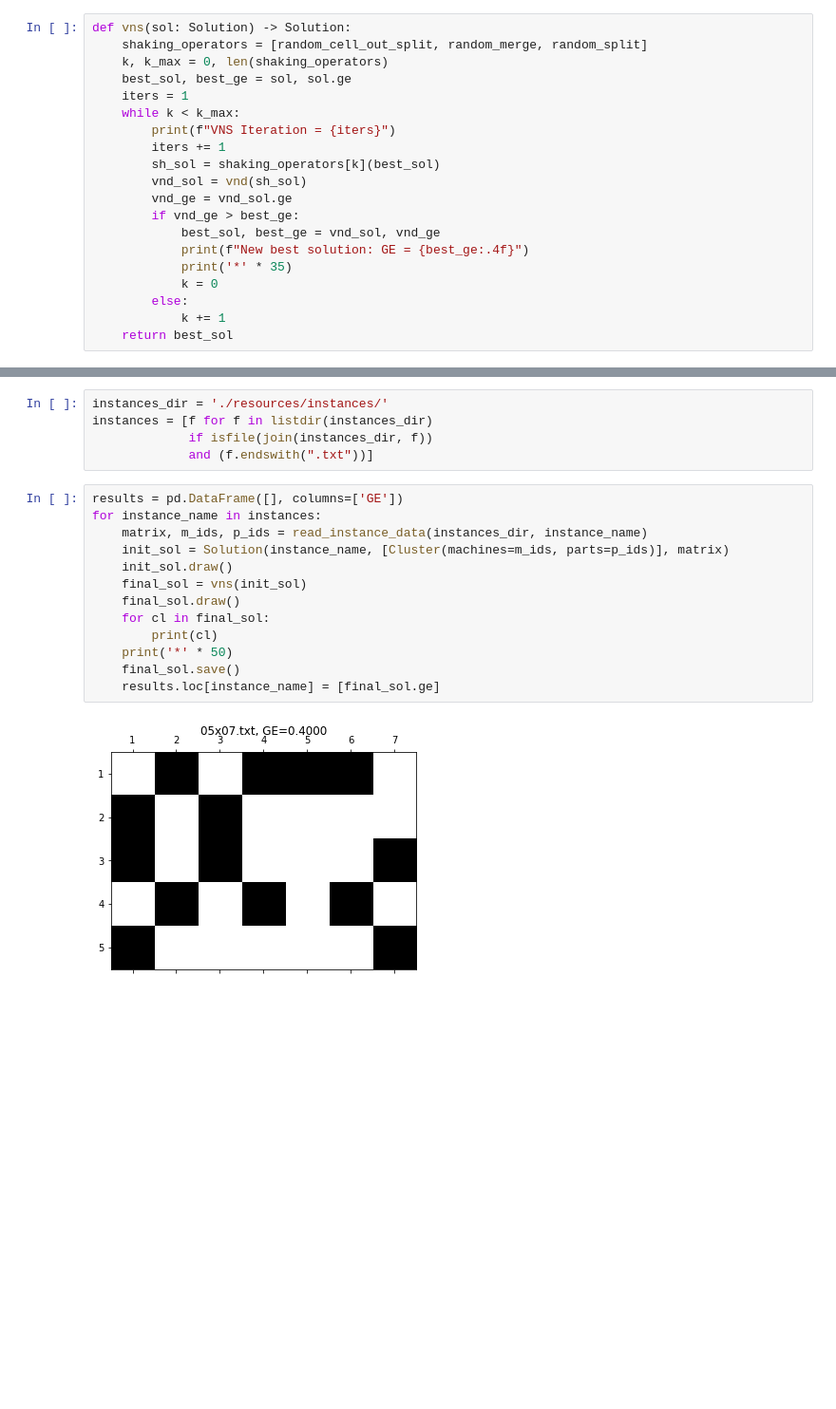
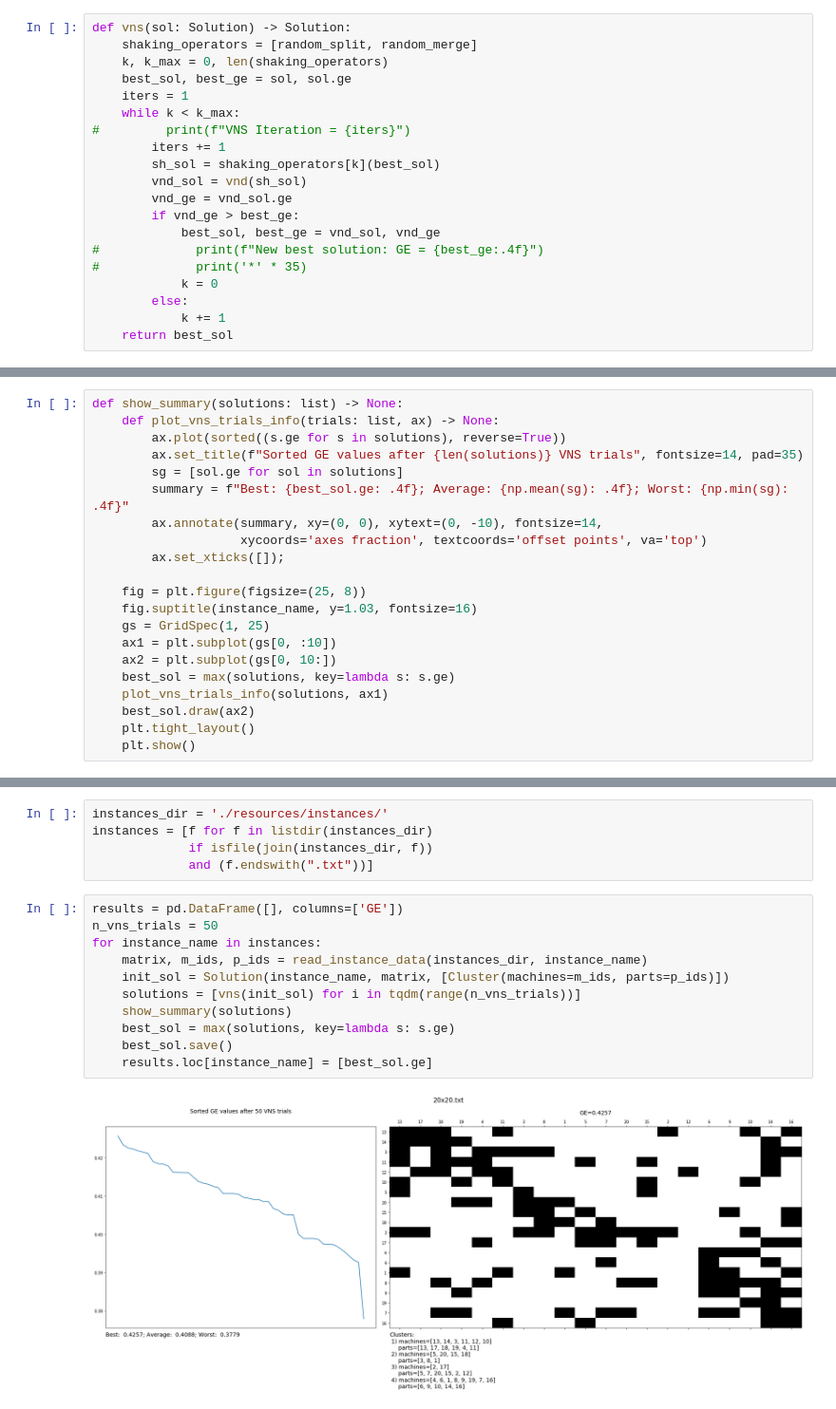
Before and after one commit to zaktan8/optimization_problems, a Jupyter notebook: 2_VNS_for_CFP/VNS.ipynb, the cells around one changed output, grey strips where cells are left out. Shown at 95% size. Drawn from its saved outputs; the diff is of its cells as text; blank space fills up the shorter version.

Commit message:
Add benchmark and improve visualization

```diff
--- a/2_VNS_for_CFP/VNS.ipynb
+++ b/2_VNS_for_CFP/VNS.ipynb
@@ -267,20 +256,20 @@ def vnd(sol: Solution) -> Solution:
 # General VNS
 # %%
 def vns(sol: Solution) -> Solution:
-    shaking_operators = [random_cell_out_split, random_merge, random_split]
+    shaking_operators = [random_split, random_merge]
     k, k_max = 0, len(shaking_operators)
     best_sol, best_ge = sol, sol.ge
     iters = 1
     while k < k_max:
-        print(f"VNS Iteration = {iters}")
+#         print(f"VNS Iteration = {iters}")
         iters += 1
         sh_sol = shaking_operators[k](best_sol)
         vnd_sol = vnd(sh_sol)
         vnd_ge = vnd_sol.ge
         if vnd_ge > best_ge:
             best_sol, best_ge = vnd_sol, vnd_ge
-            print(f"New best solution: GE = {best_ge:.4f}")
-            print('*' * 35)
+#             print(f"New best solution: GE = {best_ge:.4f}")
+#             print('*' * 35)
             k = 0
         else:
             k += 1
@@ -288,3 +293,24 @@ def vns(sol: Solution) -> Solution:
+# %%
+def show_summary(solutions: list) -> None:
+    def plot_vns_trials_info(trials: list, ax) -> None:
+        ax.plot(sorted((s.ge for s in solutions), reverse=True))
+        ax.set_title(f"Sorted GE values after {len(solutions)} VNS trials", fontsize=14, pad=35)
+        sg = [sol.ge for sol in solutions]
+        summary = f"Best: {best_sol.ge: .4f}; Average: {np.mean(sg): .4f}; Worst: {np.min(sg): .4f}"
+        ax.annotate(summary, xy=(0, 0), xytext=(0, -10), fontsize=14,
+                    xycoords='axes fraction', textcoords='offset points', va='top')
+        ax.set_xticks([]);
+
+    fig = plt.figure(figsize=(25, 8))
+    fig.suptitle(instance_name, y=1.03, fontsize=16)
+    gs = GridSpec(1, 25)
+    ax1 = plt.subplot(gs[0, :10])
+    ax2 = plt.subplot(gs[0, 10:])
+    best_sol = max(solutions, key=lambda s: s.ge)
+    plot_vns_trials_info(solutions, ax1)
+    best_sol.draw(ax2)
+    plt.tight_layout()
+    plt.show()
 # %% [markdown]
 # Test instances
 # %%
@@ -294,16 +320,14 @@ instances = [f for f in listdir(instances_dir)
              and (f.endswith(".txt"))]
 # %%
 results = pd.DataFrame([], columns=['GE'])
+n_vns_trials = 50
 for instance_name in instances:
     matrix, m_ids, p_ids = read_instance_data(instances_dir, instance_name)
-    init_sol = Solution(instance_name, [Cluster(machines=m_ids, parts=p_ids)], matrix)
-    init_sol.draw()
-    final_sol = vns(init_sol)
-    final_sol.draw()
-    for cl in final_sol:
-        print(cl)
-    print('*' * 50)
-    final_sol.save()
-    results.loc[instance_name] = [final_sol.ge]
+    init_sol = Solution(instance_name, matrix, [Cluster(machines=m_ids, parts=p_ids)])
+    solutions = [vns(init_sol) for i in tqdm(range(n_vns_trials))]
+    show_summary(solutions)
+    best_sol = max(solutions, key=lambda s: s.ge)
+    best_sol.save()
+    results.loc[instance_name] = [best_sol.ge]
 # %% [output]
-[figure, old version]
+[figure, new version]
```
Also changed, not shown: parts of 17 cells of this notebook, 7 other files.
